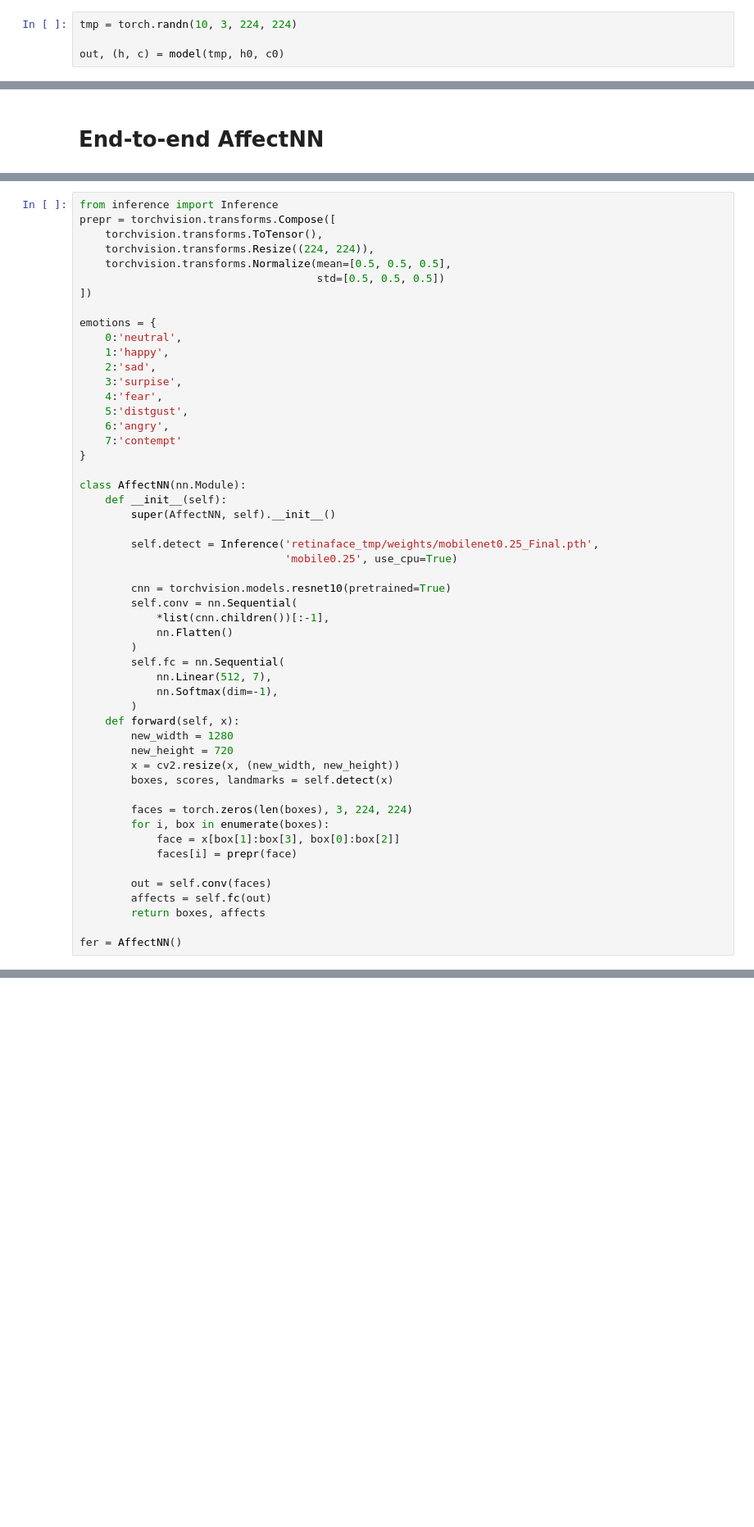
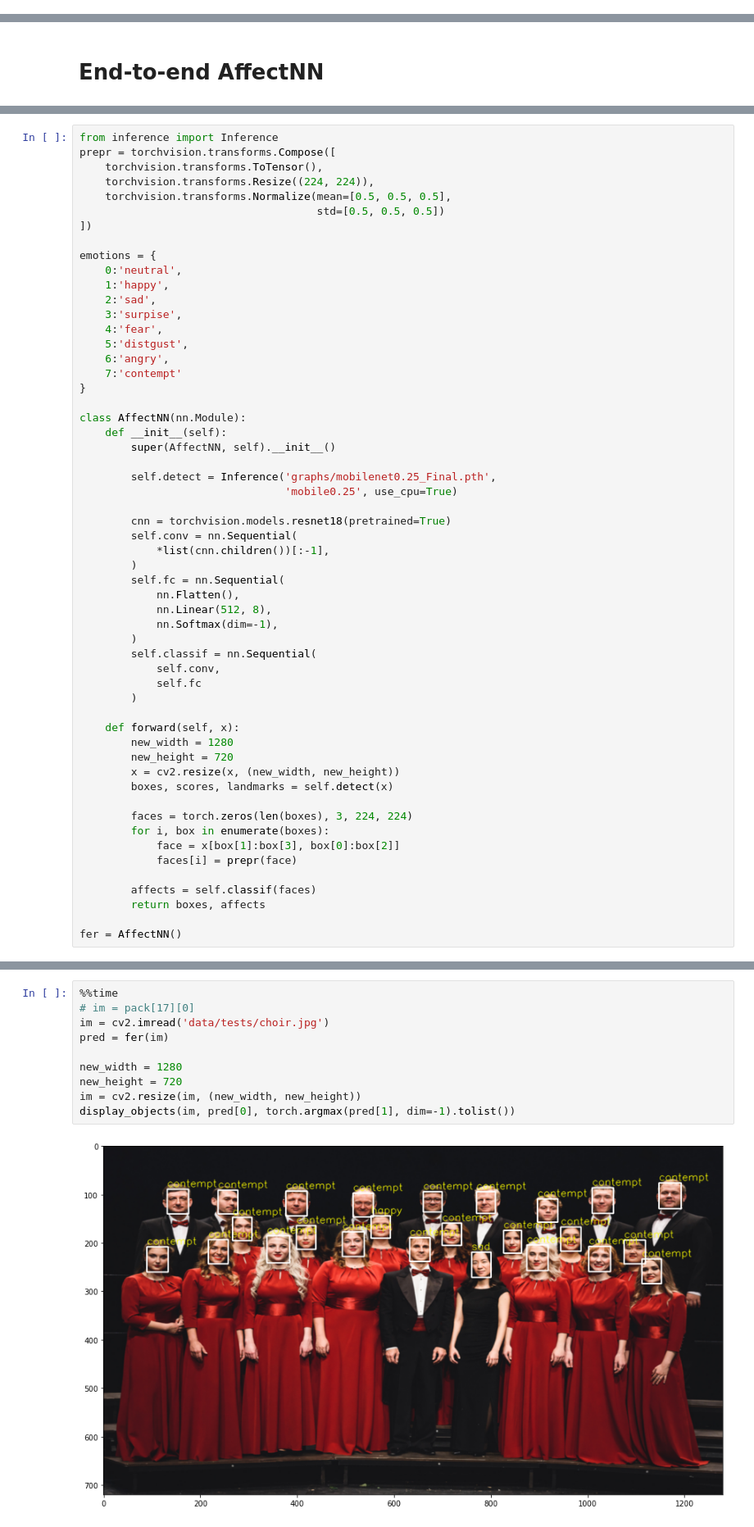
Before and after one commit to Irek21/ExpressionRecognition, a Jupyter notebook: main.ipynb, the cells around one changed output, grey strips where cells are left out. Shown at 82% size. Cells and saved outputs as stored; diff of their text form; blank space fills up the shorter version.

```diff
--- a/main.ipynb
+++ b/main.ipynb
@@ -75,4 +9,0 @@ model = VideoNet()
-# %%
-tmp = torch.randn(10, 3, 224, 224)
-
-out, (h, c) = model(tmp, h0, c0)
@@ -339,18 +238,23 @@ class AffectNN(nn.Module):
     def __init__(self):
         super(AffectNN, self).__init__()
 
-        self.detect = Inference('retinaface_tmp/weights/mobilenet0.25_Final.pth',
+        self.detect = Inference('graphs/mobilenet0.25_Final.pth',
                                 'mobile0.25', use_cpu=True)
 
-        cnn = torchvision.models.resnet10(pretrained=True)
+        cnn = torchvision.models.resnet18(pretrained=True)
         self.conv = nn.Sequential(
             *list(cnn.children())[:-1],
-            nn.Flatten()
         )
         self.fc = nn.Sequential(
-            nn.Linear(512, 7),
+            nn.Flatten(),
+            nn.Linear(512, 8),
             nn.Softmax(dim=-1),
         )
+        self.classif = nn.Sequential(
+            self.conv,
+            self.fc
+        )
+
     def forward(self, x):
         new_width = 1280
         new_height = 720
@@ -362,8 +266,7 @@ class AffectNN(nn.Module):
             face = x[box[1]:box[3], box[0]:box[2]]
             faces[i] = prepr(face)
 
-        out = self.conv(faces)
-        affects = self.fc(out)
+        affects = self.classif(faces)
         return boxes, affects
 
 fer = AffectNN()
@@ -388,0 +291,12 @@ AttributeError: module 'torchvision.models' has no attribute 'resnet10'
+# %%
+%%time
+# im = pack[17][0]
+im = cv2.imread('data/tests/choir.jpg')
+pred = fer(im)
+
+new_width = 1280
+new_height = 720
+im = cv2.resize(im, (new_width, new_height))
+display_objects(im, pred[0], torch.argmax(pred[1], dim=-1).tolist())
+# %% [output]
+[figure, added]
```
Also changed, not shown: parts of 27 cells of this notebook, 1 other file.
